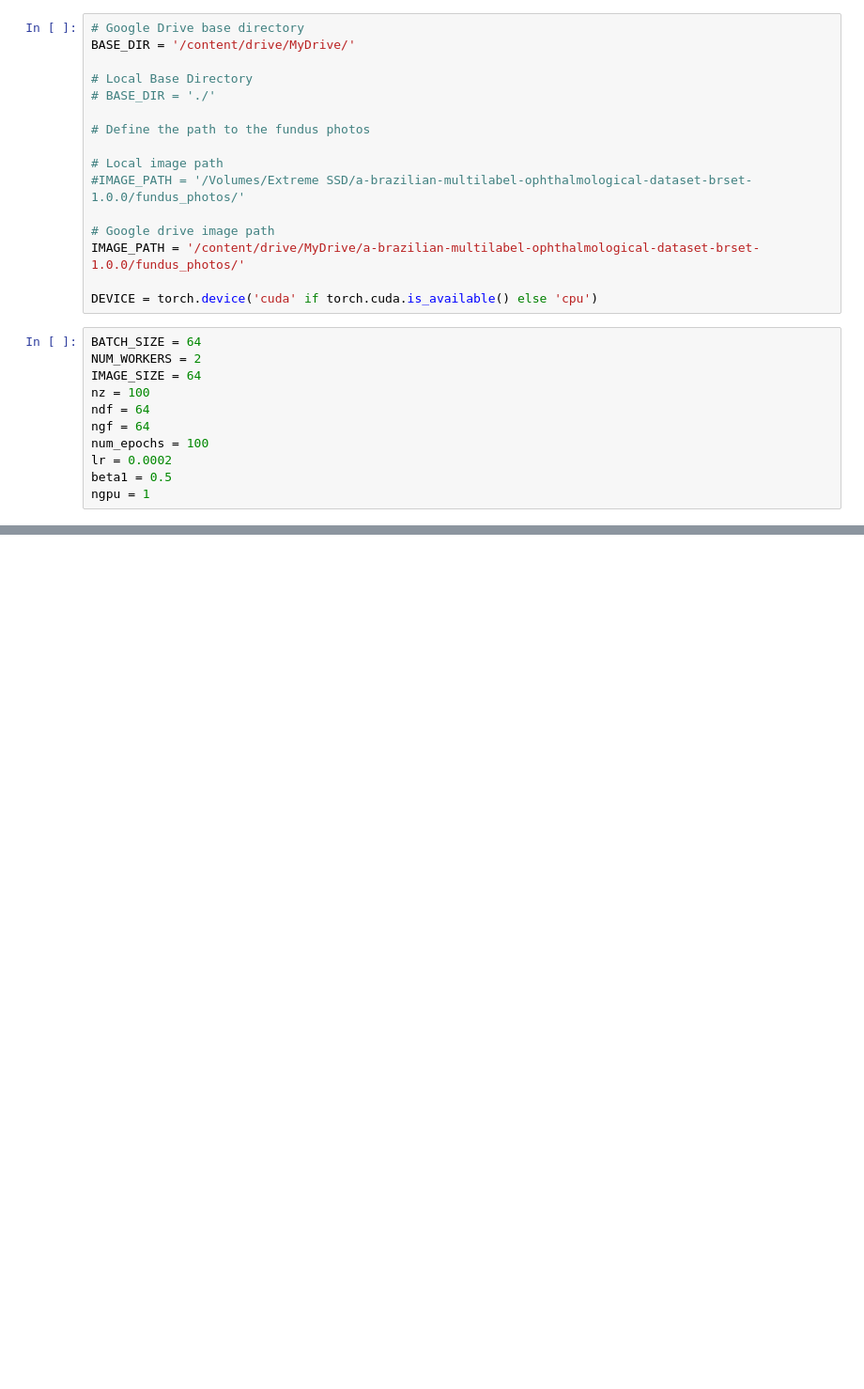
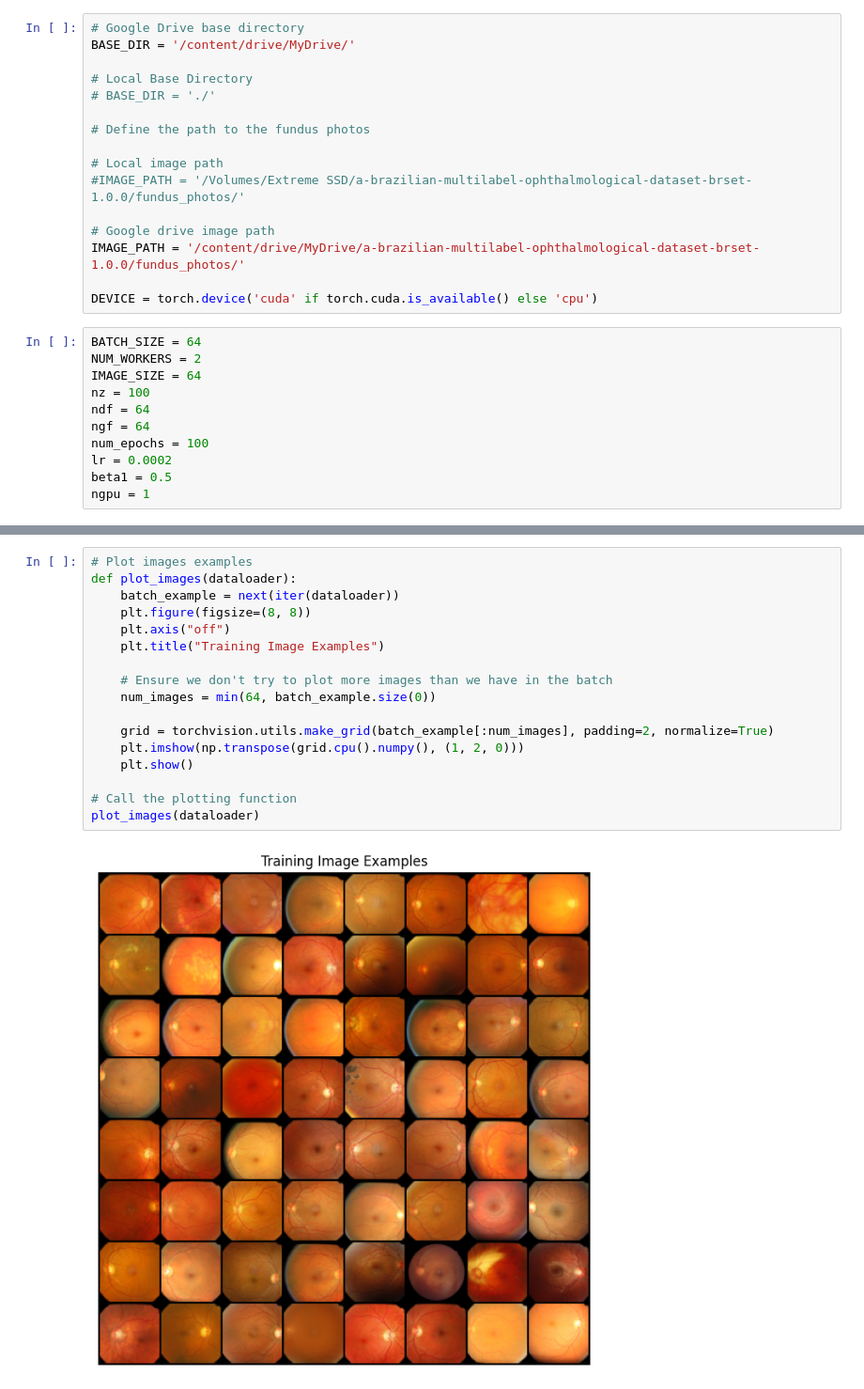
Before and after one commit to DataChemE/generative-opthalmology, a Jupyter notebook: opthalmologic_dcgan.ipynb, the cells around one changed output, grey strips where cells are left out. Shown: that part at 94% size. Cells and saved outputs as stored; diff of their text form; blank space fills up the shorter version.

```diff
--- a/opthalmologic_dcgan.ipynb
+++ b/opthalmologic_dcgan.ipynb
@@ -56,0 +118,19 @@ dataloader = data.DataLoader(dataset, batch_size=BATCH_SIZE, shuffle=True, num_w
+# %%
+# Plot images examples
+def plot_images(dataloader):
+    batch_example = next(iter(dataloader))
+    plt.figure(figsize=(8, 8))
+    plt.axis("off")
+    plt.title("Training Image Examples")
+
+    # Ensure we don't try to plot more images than we have in the batch
+    num_images = min(64, batch_example.size(0))
+
+    grid = torchvision.utils.make_grid(batch_example[:num_images], padding=2, normalize=True)
+    plt.imshow(np.transpose(grid.cpu().numpy(), (1, 2, 0)))
+    plt.show()
+
+# Call the plotting function
+plot_images(dataloader)
+# %% [output]
+[figure, added]
```
Also changed, not shown: parts of 5 cells of this notebook.
